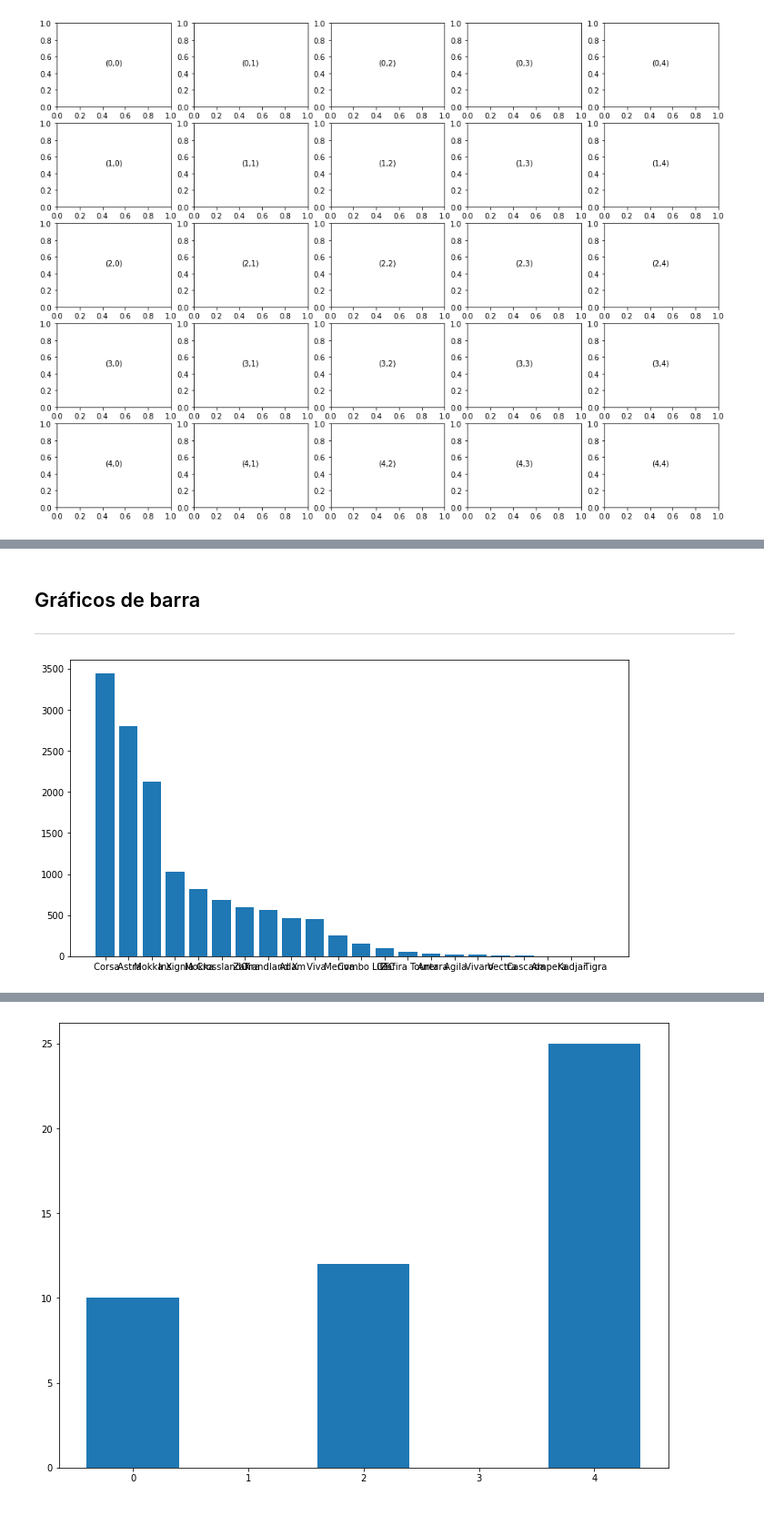
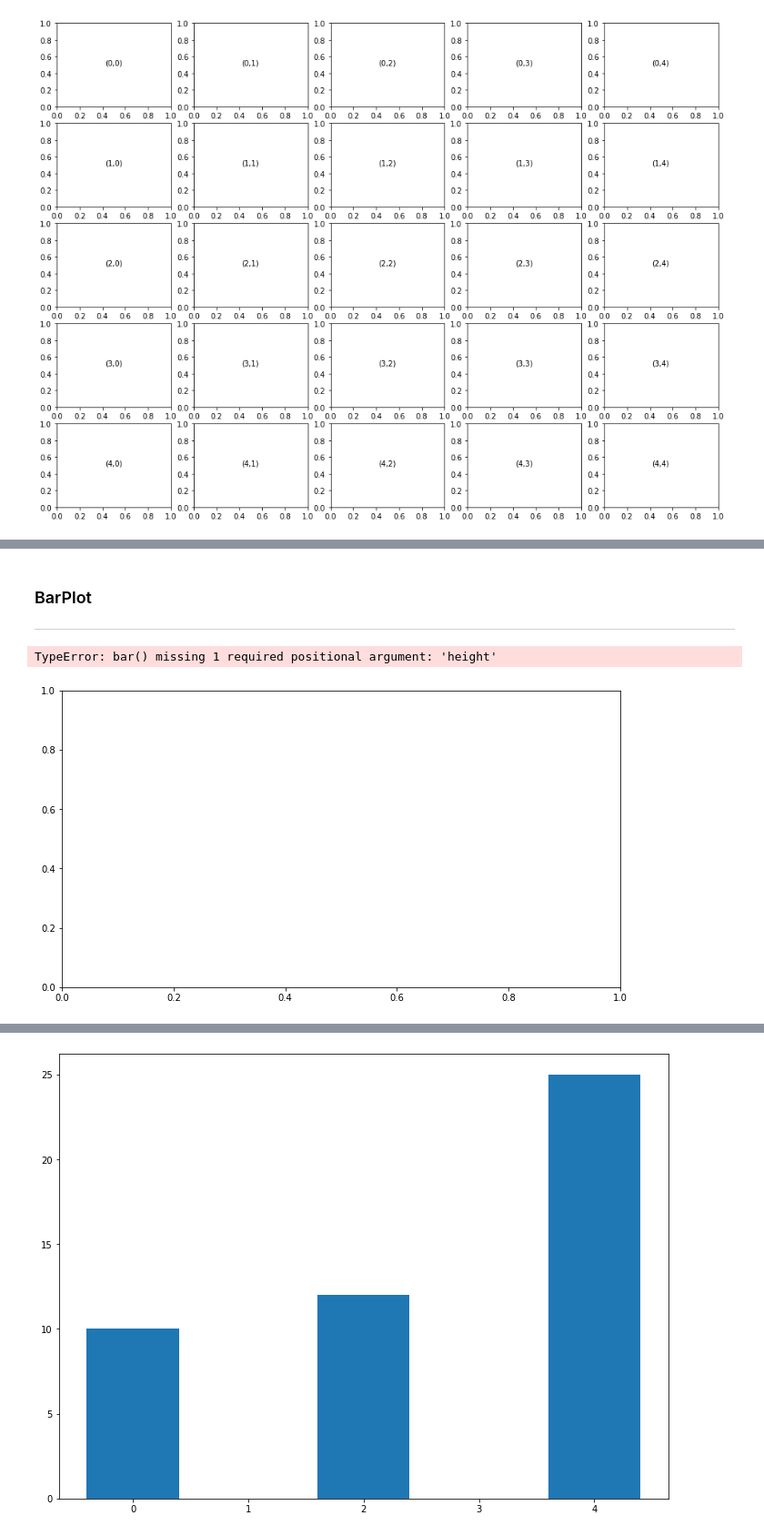
Before and after one commit to aulas-e-palestras/inove-python, a Jupyter notebook: 005_data_viz_matplotlib.ipynb, the cells around one changed output, grey strips where cells are left out. Shown at 91% size. Cells and saved outputs as stored; diff of their text form; code cells hidden in the pictures.

```diff
--- a/005_data_viz_matplotlib.ipynb
+++ b/005_data_viz_matplotlib.ipynb
@@ -472,0 +152,3 @@ plt.show()
+# %%
+lista_1 = [8,4,2,1,1]
+lista_2 = [2,2,2,2,2]
@@ -473,12 +345,12 @@ plt.show()
 # %% [markdown]
-## Gráficos de barra
+### BarPlot
 ___
 # %%
-f,ax = plt.subplots(figsize=(11,6))
+## tentando usar a lista_1 para fazer um gráfico de barra
 
-data_plot = carros.model.value_counts()
-ax.bar(data_plot.index,data_plot.values)
+f, ax = plt.subplots(figsize=(11,6))
 
-plt.show()
+ax.bar(lista_1)
 # %% [output]
+TypeError: bar() missing 1 required positional argument: 'height'
-[figure, old version]
+[figure, new version]
```
Also changed, not shown: parts of 65 cells of this notebook.
